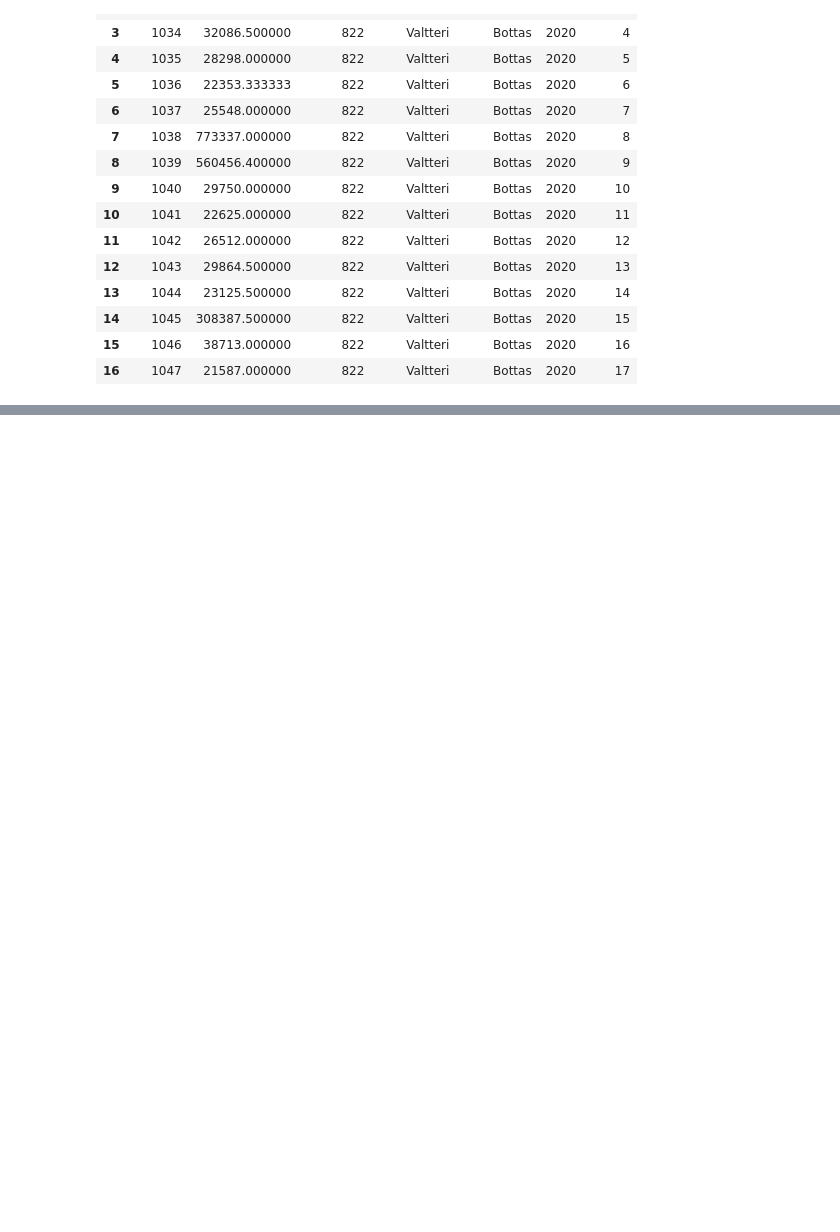
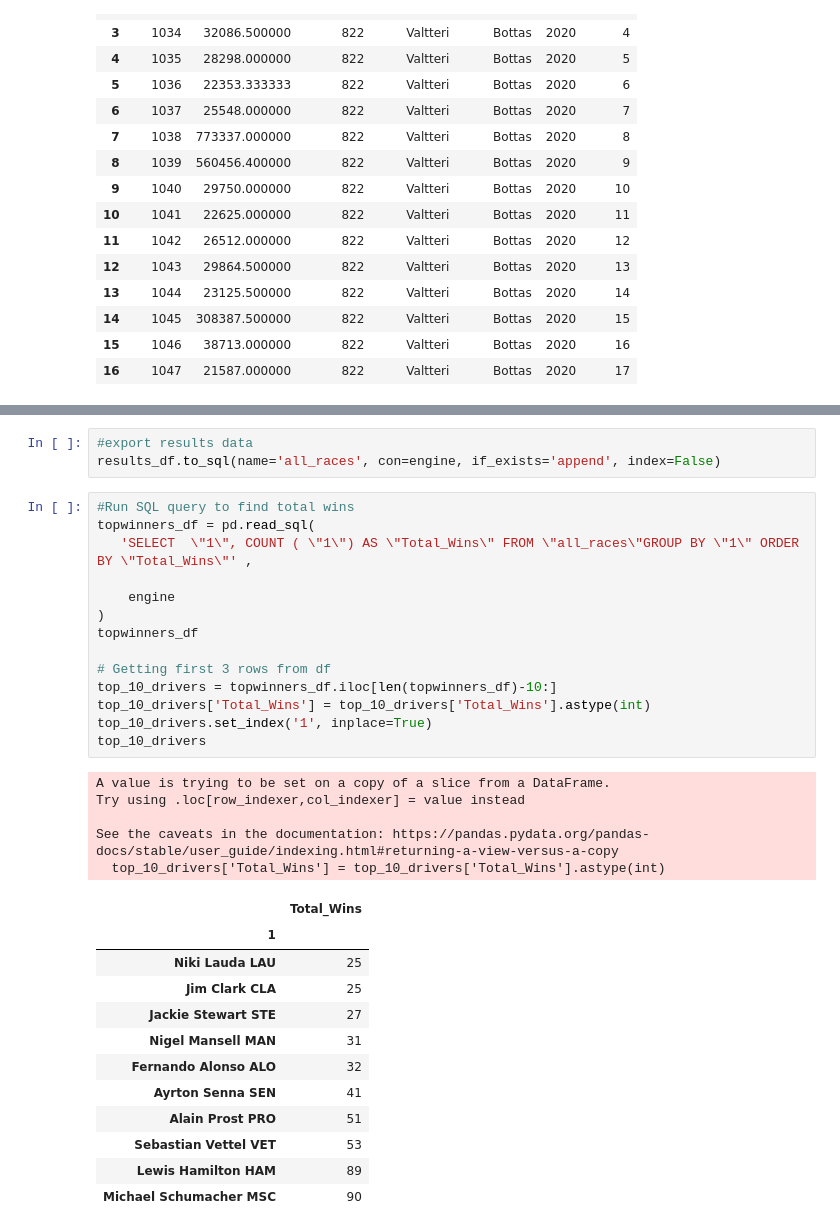
Before and after one commit to halabi93/Formula1-Dashboard, a Jupyter notebook: dftransform.ipynb, the cells around one changed output, grey strips where cells are left out. Cells and saved outputs as stored; diff of their text form; blank space fills up the shorter version.

```diff
--- a/dftransform.ipynb
+++ b/dftransform.ipynb
@@ -477,0 +526,35 @@ avg_fastest_lap_df
+# %%
+#export results data
+results_df.to_sql(name='all_races', con=engine, if_exists='append', index=False)
+# %%
+#Run SQL query to find total wins
+topwinners_df = pd.read_sql(
+   'SELECT  \"1\", COUNT ( \"1\") AS \"Total_Wins\" FROM \"all_races\"GROUP BY \"1\" ORDER BY \"Total_Wins\"' ,
+
+    engine
+)
+topwinners_df
+
+# Getting first 3 rows from df
+top_10_drivers = topwinners_df.iloc[len(topwinners_df)-10:]
+top_10_drivers['Total_Wins'] = top_10_drivers['Total_Wins'].astype(int)
+top_10_drivers.set_index('1', inplace=True)
+top_10_drivers
+# %% [output]
+A value is trying to be set on a copy of a slice from a DataFrame.
+Try using .loc[row_indexer,col_indexer] = value instead
+
+See the caveats in the documentation: https://pandas.pydata.org/pandas-docs/stable/user_guide/indexing.html#returning-a-view-versus-a-copy
+  top_10_drivers['Total_Wins'] = top_10_drivers['Total_Wins'].astype(int)
+|  | Total_Wins |
+| 1 |  |
+| Niki Lauda LAU | 25 |
+| Jim Clark CLA | 25 |
+| Jackie Stewart STE | 27 |
+| Nigel Mansell MAN | 31 |
+| Fernando Alonso ALO | 32 |
+| Ayrton Senna SEN | 41 |
+| Alain Prost PRO | 51 |
+| Sebastian Vettel VET | 53 |
+| Lewis Hamilton HAM | 89 |
+| Michael Schumacher MSC | 90 |
```
Also changed, not shown: parts of 4 cells of this notebook, 5 other files.
